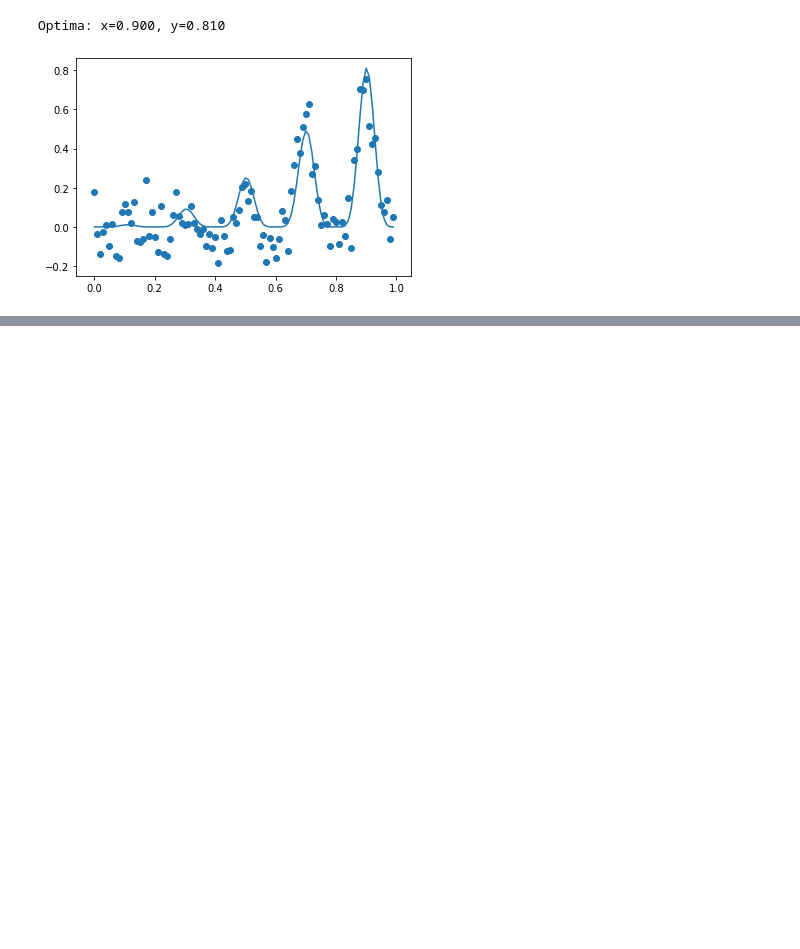
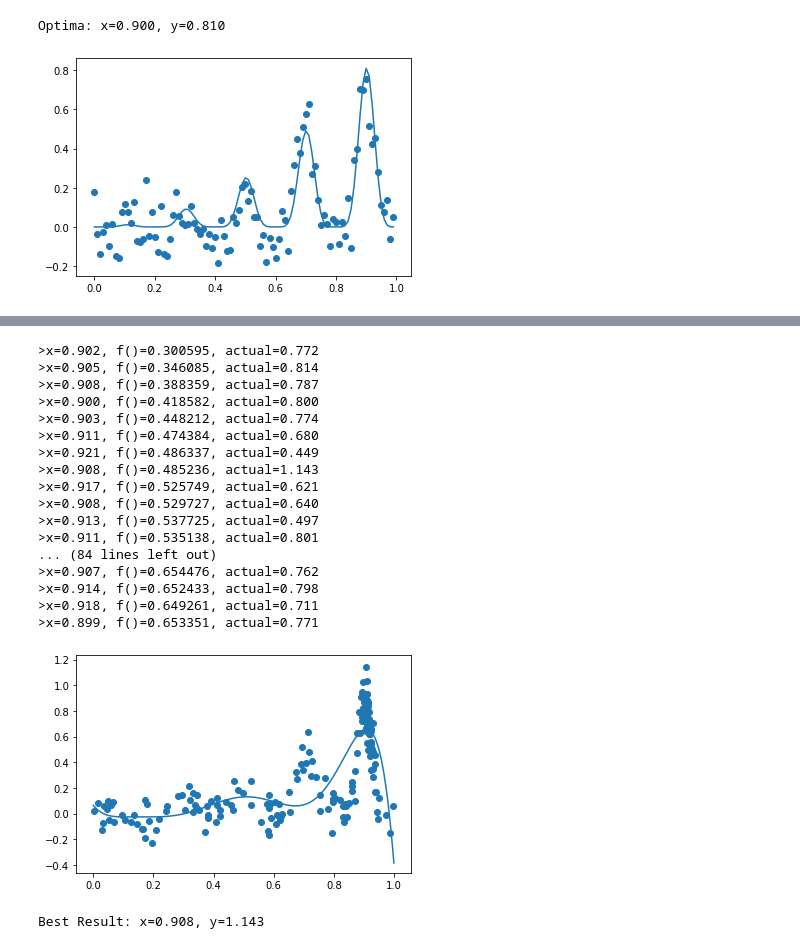
Before and after one commit to jinjin-zhang/algo_from_scratch, a Jupyter notebook: bayesian_optimization_from_scatch.ipynb, the cells around one changed output, grey strips where cells are left out. Saved outputs shown, nothing was run; the diff lists cells and outputs as text; code cells hidden in the pictures; blank space fills up the shorter version.

Commit message:
Implemented Bayesian Optimization

```diff
--- a/bayesian_optimization_from_scatch.ipynb
+++ b/bayesian_optimization_from_scatch.ipynb
@@ -32,0 +74,62 @@ Optima: x=0.900, y=0.810
+# %%
+# optimize the acquisition function
+def opt_acquisition(X, y, model):
+    # random search, generate random samples
+    Xsamples = random(100)
+    Xsamples = Xsamples.reshape(len(Xsamples), 1)
+    # calculate the acquisition function for each sample
+    scores = acquisition(X, Xsamples, model)
+    # locate the index of the largest scores
+    ix = argmax(scores)
+    return Xsamples[ix, 0]
+
+def acquisition(X, Xsamples, model):
+    # calculate the best surrogate score found so far
+    yhat, _ = surrogate(model, X)
+    best = max(yhat)
+    # calculate mean and stdev via surrogate function
+    mu, std = surrogate(model, Xsamples)
+    mu = mu[:, 0]
+    # calculate the probability of improvement
+    probs = norm.cdf((mu - best) / (std+1E-9))
+    return probs
+# %%
+# perform the optimization process
+for i in range(100):
+    # select the next point to sample
+    x = opt_acquisition(X, y, model)
+    # sample the point
+    actual = objective(x)
+    # summarize the finding
+    est, _ = surrogate(model, [[x]])
+    print('>x=%.3f, f()=%3f, actual=%.3f' % (x, est, actual))
+    # add the data to the dataset
+    X = np.vstack((X, [[x]]))
+    y = np.vstack((y, [[actual]]))
+    # update the model
+    model.fit(X, y)
+# plot all samples and the final surrogate function
+plot(X, y, model)
+# best result
+ix = argmax(y)
+print('Best Result: x=%.3f, y=%.3f' % (X[ix], y[ix]))
+# %% [output]
+>x=0.902, f()=0.300595, actual=0.772
+>x=0.905, f()=0.346085, actual=0.814
+>x=0.908, f()=0.388359, actual=0.787
+>x=0.900, f()=0.418582, actual=0.800
+>x=0.903, f()=0.448212, actual=0.774
+>x=0.911, f()=0.474384, actual=0.680
+>x=0.921, f()=0.486337, actual=0.449
+>x=0.908, f()=0.485236, actual=1.143
+>x=0.917, f()=0.525749, actual=0.621
+>x=0.908, f()=0.529727, actual=0.640
+>x=0.913, f()=0.537725, actual=0.497
+>x=0.911, f()=0.535138, actual=0.801
+... (84 lines left out)
+>x=0.907, f()=0.654476, actual=0.762
+>x=0.914, f()=0.652433, actual=0.798
+>x=0.918, f()=0.649261, actual=0.711
+>x=0.899, f()=0.653351, actual=0.771
+[figure, added]
+Best Result: x=0.908, y=1.143
```
Also changed, not shown: parts of 3 cells of this notebook.
